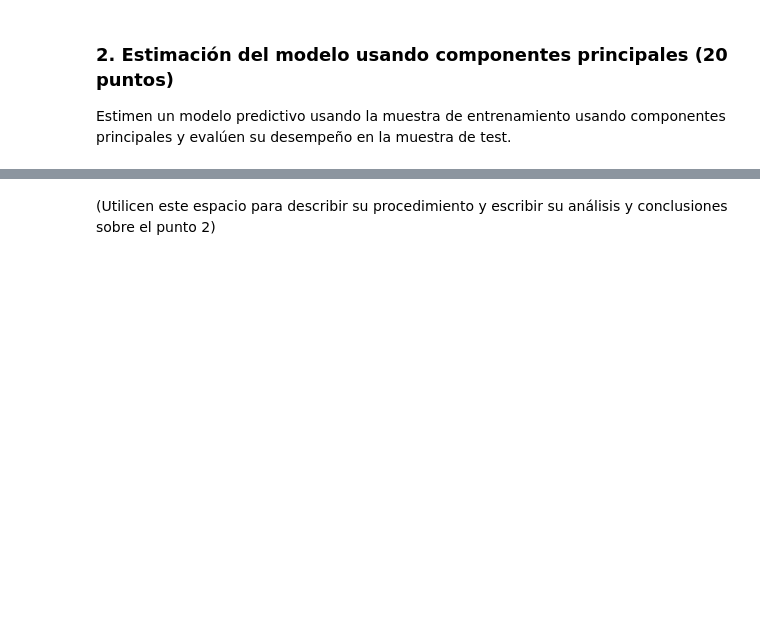
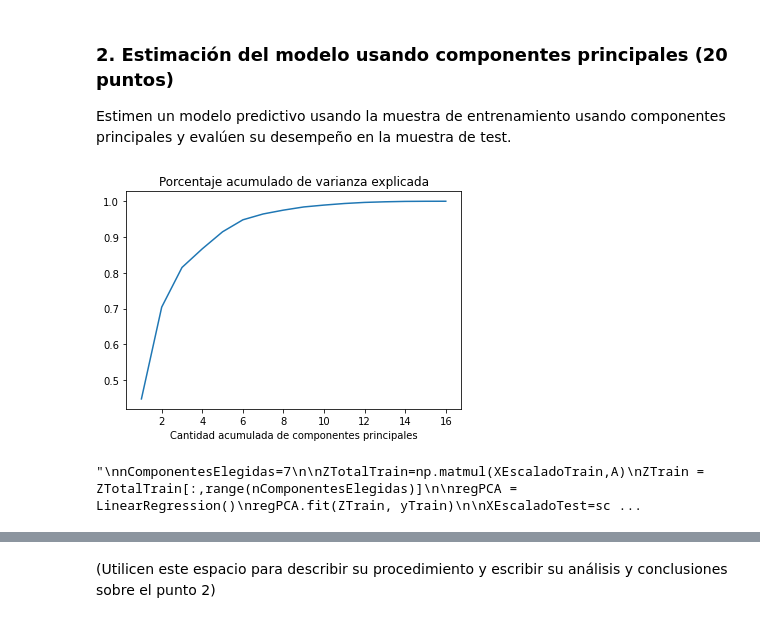
Before and after one commit to paulguz261/MIAD_20231_intro_machine_learning_grupal, a Jupyter notebook: week2/Caso modelos lineales para regresión, muestreo y selección del mejor modelo.ipynb, the cells around one changed output, grey strips where cells are left out. Cells and saved outputs as stored; diff of their text form; code cells hidden in the pictures; blank space fills up the shorter version.

```diff
--- a/week2/Caso modelos lineales para regresión, muestreo y selección del mejor modelo.ipynb
+++ b/week2/Caso modelos lineales para regresión, muestreo y selección del mejor modelo.ipynb
@@ -168,0 +181,4 @@ Las distirbuciones hay unas que tienen un comportamiento similar a la distribuci
+# %%
+scaler = StandardScaler(with_mean=True, with_std=True)
+scaler.fit(XTrain)
+XEscaladoTrain = scaler.transform(XTrain)
@@ -173,0 +200,18 @@ Estimen un modelo predictivo usando la muestra de entrenamiento usando component
+# %%
+#### Utilicen este espacio para escribir los códigos del procedimiento del punto 2 ####
+
+p=len(XEscaladoTrain[1,])
+pca = PCA(n_components=p).fit(XEscaladoTrain)
+A=pca.components_
+
+
+varianzaExplicada=pca.explained_variance_
+porcentajeVarianzaExplicada=pca.explained_variance_ratio_
+
+plt.plot(range(1,p+1),np.cumsum(porcentajeVarianzaExplicada))
+plt.xlabel('Cantidad acumulada de componentes principales')
+plt.title('Porcentaje acumulado de varianza explicada')
+plt.show()
+# %% [output]
+[figure, added]
+"\nnComponentesElegidas=7\n\nZTotalTrain=np.matmul(XEscaladoTrain,A)\nZTrain = ZTotalTrain[:,range(nComponentesElegidas)]\n\nregPCA = LinearRegression()\nregPCA.fit(ZTrain, yTrain)\n\nXEscaladoTest=sc ...
```
Also changed, not shown: parts of 15 cells of this notebook.
